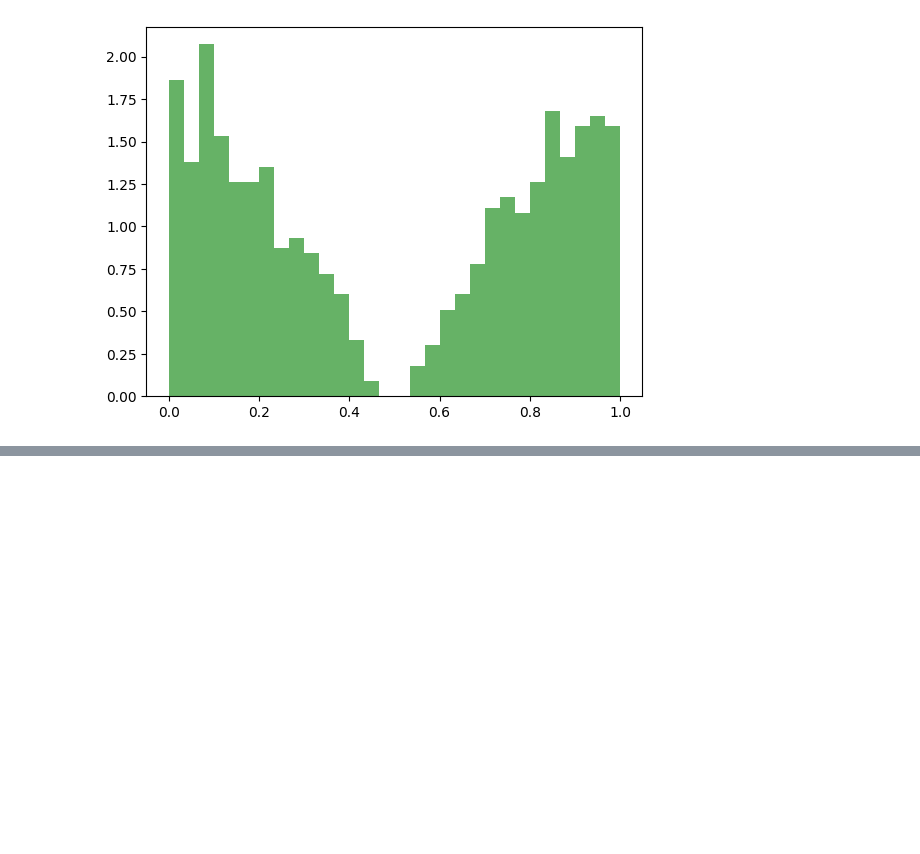
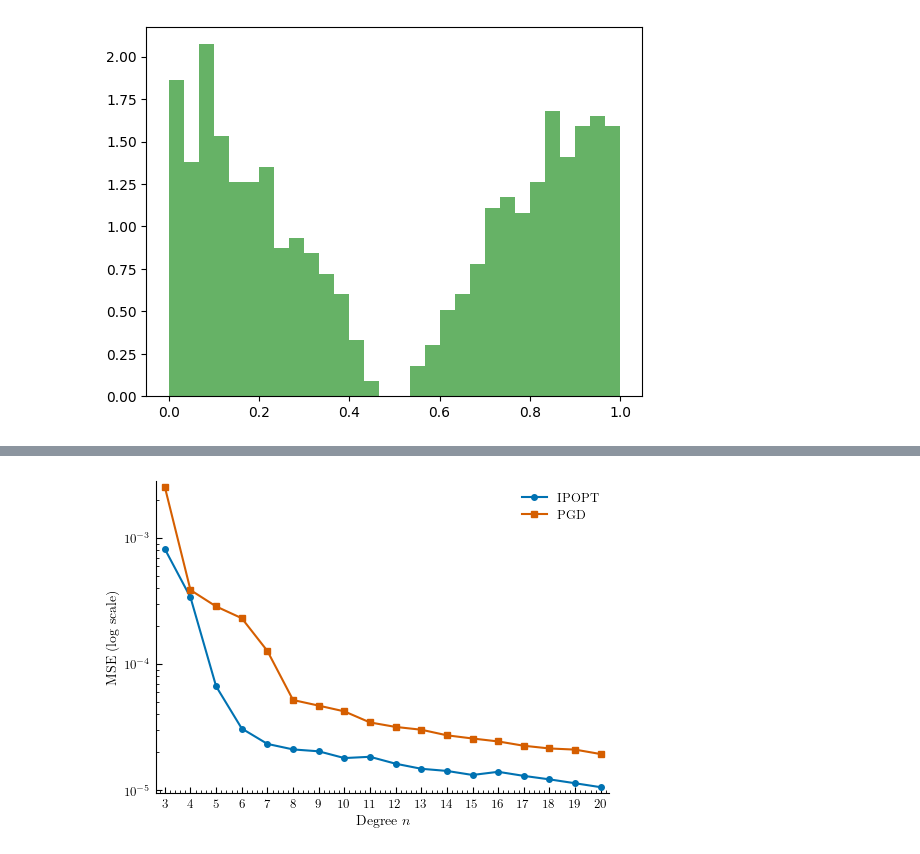
Before and after one commit to EstebanLeiva/bezierv-experiments, a Jupyter notebook: experiments/experiments_restriction.ipynb, the cells around one changed output, grey strips where cells are left out. Saved outputs shown, nothing was run; the diff lists cells and outputs as text; code cells hidden in the pictures; blank space fills up the shorter version.

```diff
--- a/experiments/experiments_restriction.ipynb
+++ b/experiments/experiments_restriction.ipynb
@@ -839,5 +839,5 @@ plt.hist(random_samples, bins=30, density=True, alpha=0.6, color='g')
 [figure]
 # %%
 # use distfit to fit a distribution to the random samples
-fitter = DistFit(random_samples, n=3, method_init_x='uniform')
-bz_hat, mse = fitter.fit(method='mse', algorithm='nonlinear')
+fitter = DistFit(random_samples, n=11, method_init_x='uniform')
+bz_hat, mse = fitter.fit(method='mse', algorithm='projgrad')
@@ -853,0 +961,63 @@ bz_hat.plot_cdf(ax=ax, show=False)
+# %%
+import matplotlib as mpl
+import shutil
+
+mpl.rcParams.update({
+    'font.family'         : 'serif',
+    'font.size'           : 10,
+    'axes.labelsize'      : 10,
+    'xtick.labelsize'     : 9,
+    'ytick.labelsize'     : 9,
+    'legend.fontsize'     : 9,
+    'axes.prop_cycle'     : mpl.cycler('color', [
+        '#0072B2', '#D55E00', '#009E73',
+        '#E69F00', '#CC79A7', '#56B4E9',
+    ]),
+    'lines.linewidth'     : 1.5,
+    'axes.linewidth'      : 0.8,
+    'xtick.direction'     : 'in',
+    'ytick.direction'     : 'in',
+    'xtick.minor.visible' : True,
+    'ytick.minor.visible' : True,
+    'xtick.major.size'    : 4,
+    'ytick.major.size'    : 4,
+    'xtick.minor.size'    : 2,
+    'ytick.minor.size'    : 2,
+    'xtick.major.width'   : 0.8,
+    'ytick.major.width'   : 0.8,
+    'xtick.minor.width'   : 0.6,
+    'ytick.minor.width'   : 0.6,
+    'lines.markersize'    : 4,
+    'errorbar.capsize'    : 3,
+    'axes.xmargin'        : 0.02,
+    'axes.ymargin'        : 0.02,
+    'legend.frameon'      : False,
+    'savefig.bbox'        : 'tight',
+    'savefig.dpi'         : 300,
+    **(
+        {'text.usetex'        : True,
+         'text.latex.preamble': r'\usepackage{amsmath} \usepackage{amssymb}',
+         'pgf.texsystem'      : 'pdflatex',
+         'pgf.rcfonts'        : False}
+        if shutil.which('latex') else
+        {'text.usetex'        : False,
+         'mathtext.fontset'   : 'cm'}
+    ),
+})
+
+mm = 1 / 25.4
+fig, ax = plt.subplots(figsize=(130 * mm, 90 * mm), layout='constrained')
+
+ax.plot(df.index, df['IPOPT MSE'], marker='o', label='IPOPT')
+ax.plot(df.index, df['PGD MSE'],   marker='s', label='PGD')
+
+ax.set_yscale('log')
+ax.set_xlabel(r'Degree $n$')
+ax.set_ylabel(r'MSE (log scale)')
+ax.set_xticks(df.index)
+ax.spines[['top', 'right']].set_visible(False)
+ax.legend()
+plt.show()
+fig.savefig('fig.pgf', bbox_inches=None)
+# %% [output]
+[figure, added]
```
Also changed, not shown: parts of 4 cells of this notebook, 21 other files.
